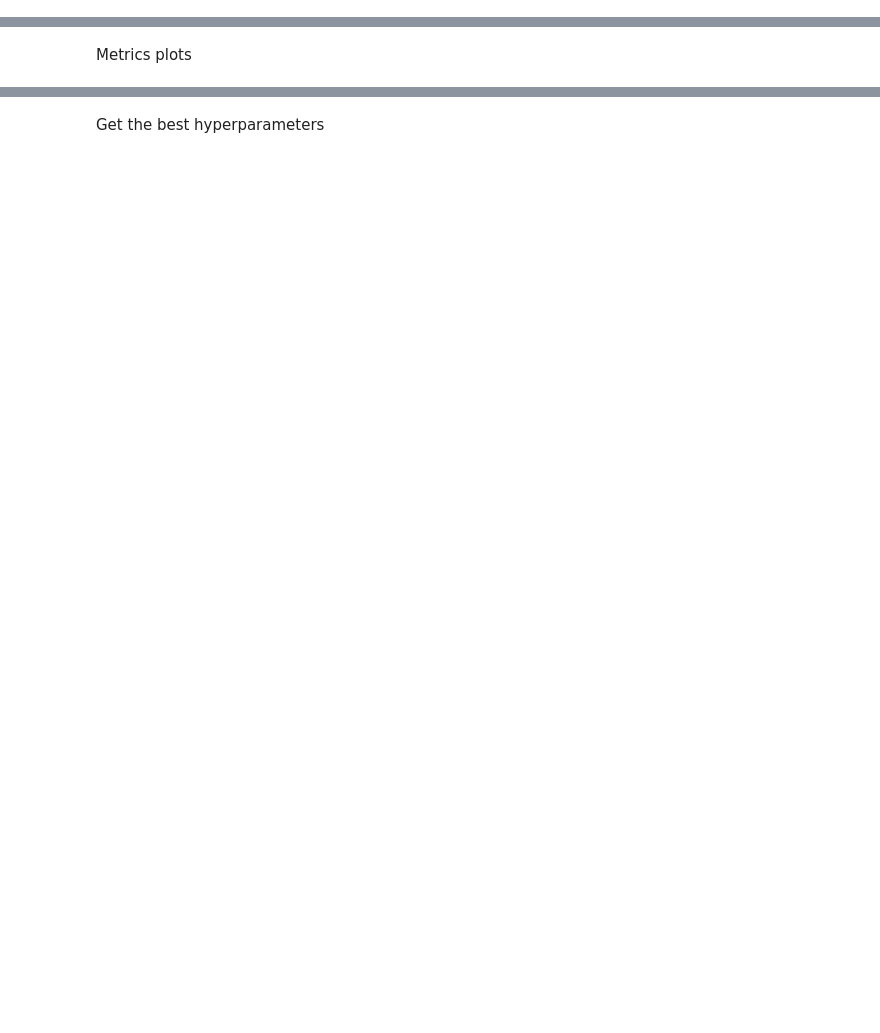
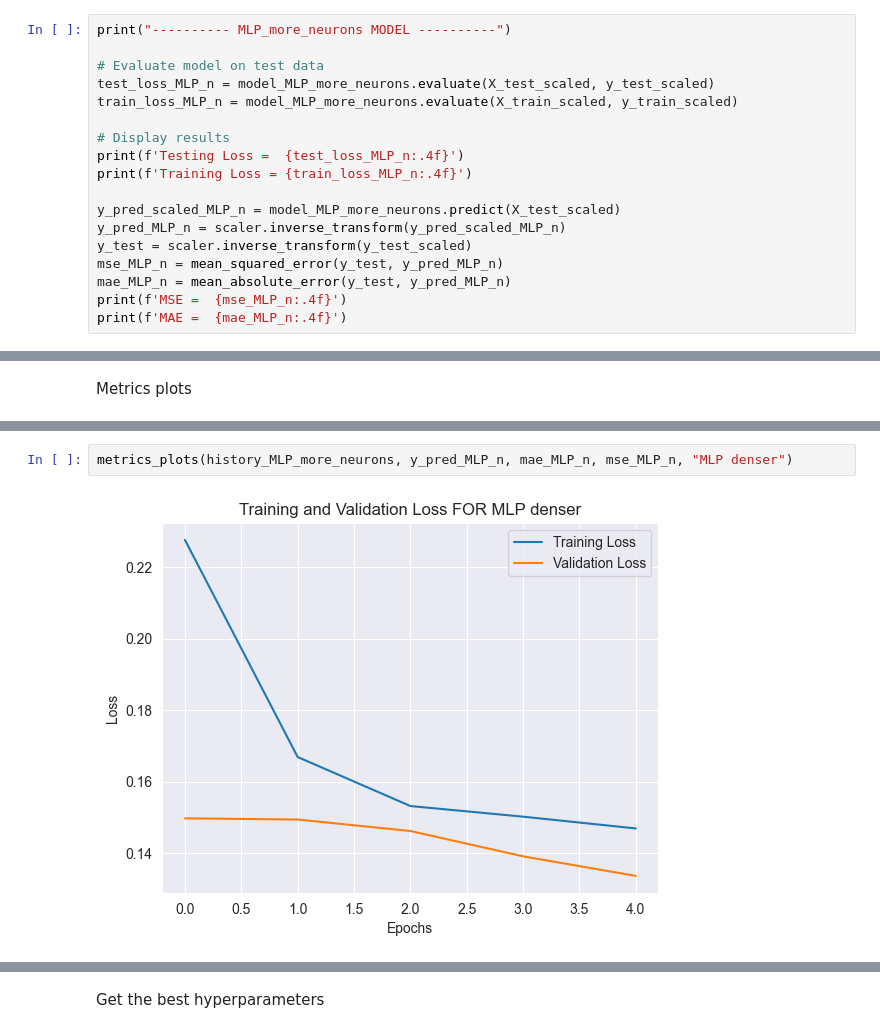
Before and after one commit to PsimonL/AI_Assesment, a Jupyter notebook: main.ipynb, the cells around one changed output, grey strips where cells are left out. Saved outputs shown, nothing was run; the diff lists cells and outputs as text; blank space fills up the shorter version.

```diff
--- a/main.ipynb
+++ b/main.ipynb
@@ -644,0 +701,18 @@ MAE =  11352.5295
+# %%
+print("---------- MLP_more_neurons MODEL ----------")
+
+# Evaluate model on test data
+test_loss_MLP_n = model_MLP_more_neurons.evaluate(X_test_scaled, y_test_scaled)
+train_loss_MLP_n = model_MLP_more_neurons.evaluate(X_train_scaled, y_train_scaled)
+
+# Display results
+print(f'Testing Loss =  {test_loss_MLP_n:.4f}')
+print(f'Training Loss = {train_loss_MLP_n:.4f}')
+
+y_pred_scaled_MLP_n = model_MLP_more_neurons.predict(X_test_scaled)
+y_pred_MLP_n = scaler.inverse_transform(y_pred_scaled_MLP_n)
+y_test = scaler.inverse_transform(y_test_scaled)
+mse_MLP_n = mean_squared_error(y_test, y_pred_MLP_n)
+mae_MLP_n = mean_absolute_error(y_test, y_pred_MLP_n)
+print(f'MSE =  {mse_MLP_n:.4f}')
+print(f'MAE =  {mae_MLP_n:.4f}')
@@ -708,0 +821,4 @@ metrics_plots(history_GRU, y_pred_GRU, mae_GRU, mse_GRU, "GRU")
+# %%
+metrics_plots(history_MLP_more_neurons, y_pred_MLP_n, mae_MLP_n, mse_MLP_n, "MLP denser")
+# %% [output]
+[figure, added]
```
Also changed, not shown: parts of 31 cells of this notebook.
